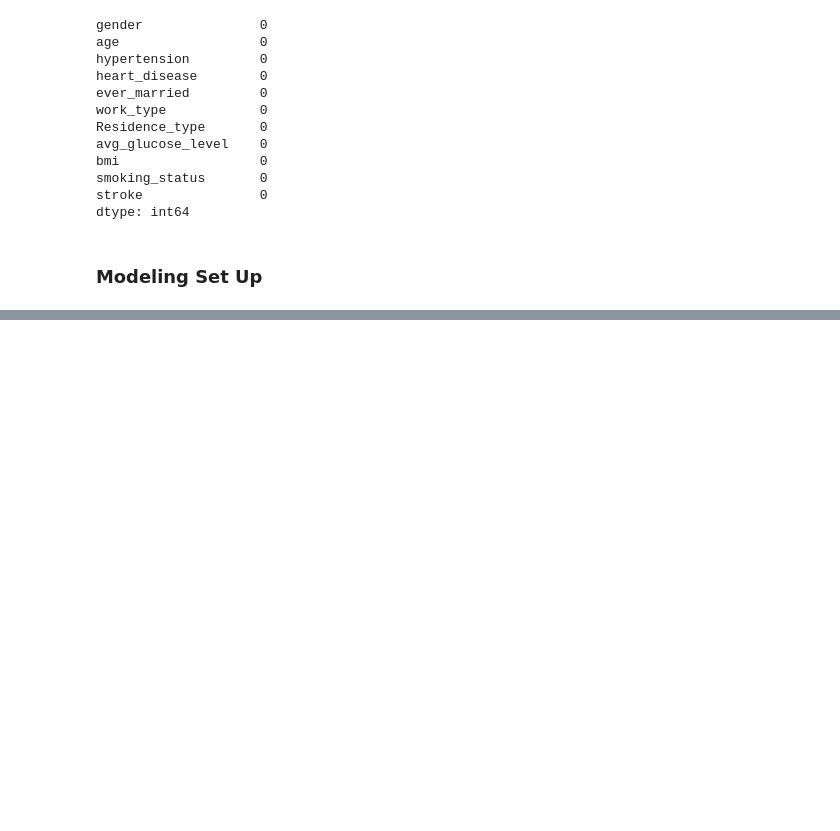
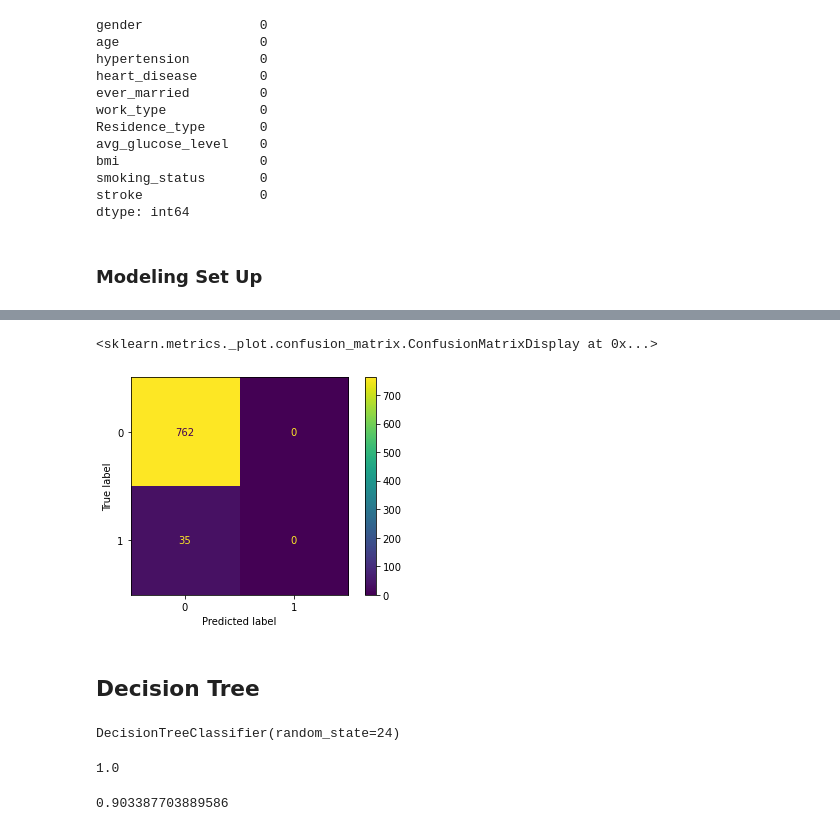
Before and after one commit to zpollats/DSPractice, a Jupyter notebook: BrainStrokePrediction.ipynb, the cells around one changed output, grey strips where cells are left out. Cells and saved outputs as stored; diff of their text form; code cells hidden in the pictures; blank space fills up the shorter version.

```diff
--- a/BrainStrokePrediction.ipynb
+++ b/BrainStrokePrediction.ipynb
@@ -83,0 +131,2 @@ X_train_fin, X_val, y_train_fin, y_val = train_test_split(X_train, y_train, test
+# %%
+lr = LogisticRegression(random_state=24)
@@ -83,0 +141,7 @@ X_train_fin, X_val, y_train_fin, y_val = train_test_split(X_train, y_train, test
+# %%
+plot_confusion_matrix(lr, X_val, y_val)
+# %% [output]
+<sklearn.metrics._plot.confusion_matrix.ConfusionMatrixDisplay at 0x...>
+[figure, added]
+# %% [markdown]
+## Decision Tree
@@ -83,0 +150,12 @@ X_train_fin, X_val, y_train_fin, y_val = train_test_split(X_train, y_train, test
+# %%
+dtc.fit(X_train_fin, y_train_fin)
+# %% [output]
+DecisionTreeClassifier(random_state=24)
+# %%
+dtc.score(X_train_fin, y_train_fin)
+# %% [output]
+1.0
+# %%
+dtc.score(X_val, y_val)
+# %% [output]
+0.903387703889586
```
Also changed, not shown: parts of 21 cells of this notebook.
